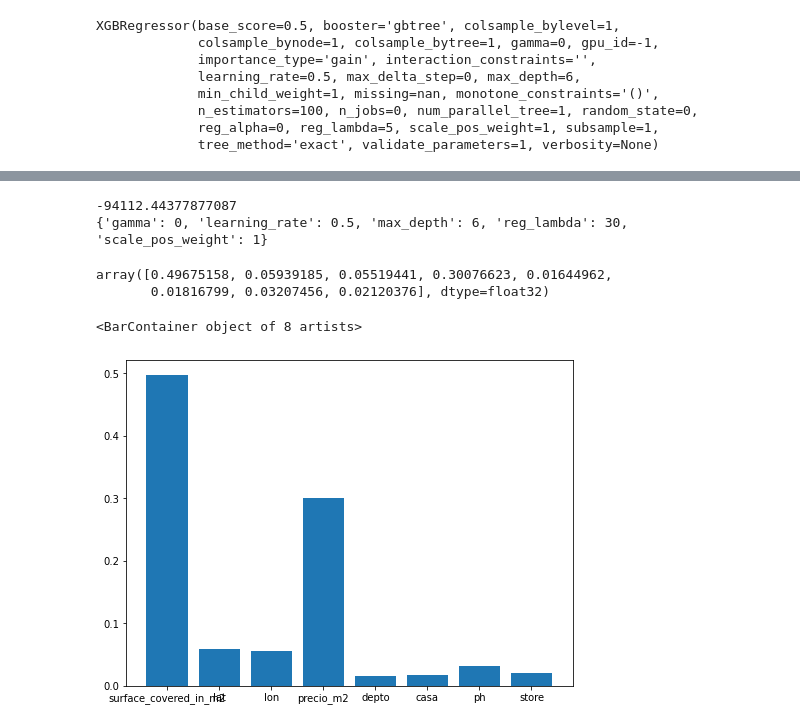
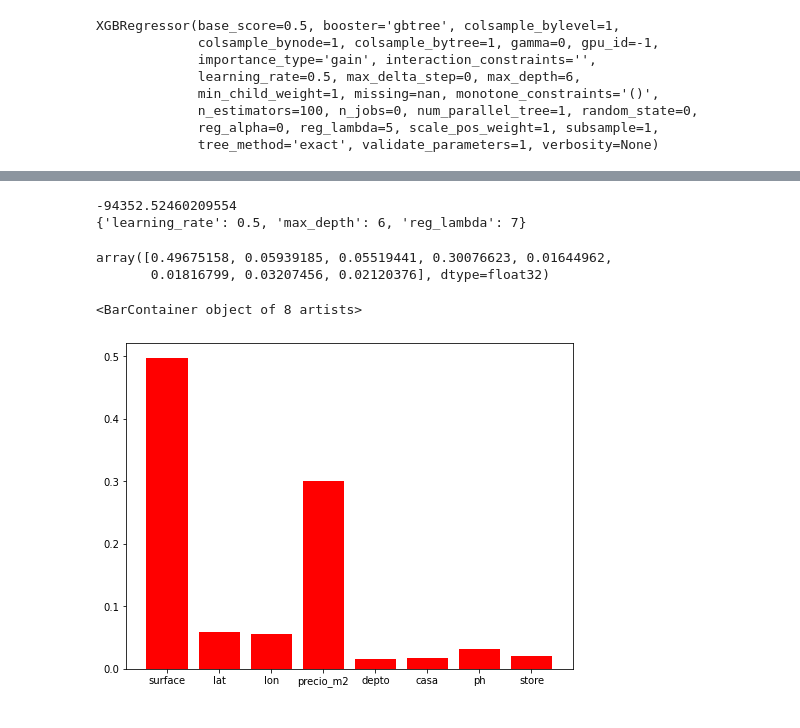
Before and after one commit to soledadh/limpieza_dataset_inmobiliario, a Jupyter notebook: multivariate_regression.ipynb, the cells around one changed output, grey strips where cells are left out. Cells and saved outputs as stored; diff of their text form; code cells hidden in the pictures.

```diff
--- a/multivariate_regression.ipynb
+++ b/multivariate_regression.ipynb
@@ -16,7 +16,7 @@ from sklearn import linear_model
   <div style="float:left;width: 85%;"><label></label></div>
 </div>
 # %%
-df= pd.read_csv('df_total.csv')
+df= pd.read_csv('./data/df_total.csv')
 # %%
 df.sample(1)
 # %% [output]
@@ -508,8 +618,8 @@ GridSearchCV(cv=3,
 print(optimal_params.best_score_)
 print(optimal_params.best_params_)
 # %% [output]
--94112.44377877087
-{'gamma': 0, 'learning_rate': 0.5, 'max_depth': 6, 'reg_lambda': 30, 'scale_pos_weight': 1}
+-94352.52460209554
+{'learning_rate': 0.5, 'max_depth': 6, 'reg_lambda': 7}
 # %%
 rg_xgb.feature_importances_
 # %% [output]
@@ -517,10 +627,10 @@ array([0.49675158, 0.05939185, 0.05519441, 0.30076623, 0.01644962,
        0.01816799, 0.03207456, 0.02120376], dtype=float32)
 # %%
 plt.figure(figsize=(8, 6))
-plt.bar( ['surface_covered_in_m2', 'lat', 'lon', 'precio_m2', 'depto', 'casa', 'ph', 'store'],rg_xgb.feature_importances_)
+plt.bar( ['surface', 'lat', 'lon', 'precio_m2', 'depto', 'casa', 'ph', 'store'],rg_xgb.feature_importances_, color= 'red')
 # %% [output]
 <BarContainer object of 8 artists>
-[figure, old version]
+[figure, new version]
 # %%
 df_plot = df_plot.append({'model': 'XGBoost' ,'variable': 'RMSE',	'value' : (-optimal_params.best_score_)}, ignore_index=True)
 # %%
```
Also changed, not shown: parts of 32 cells of this notebook.
